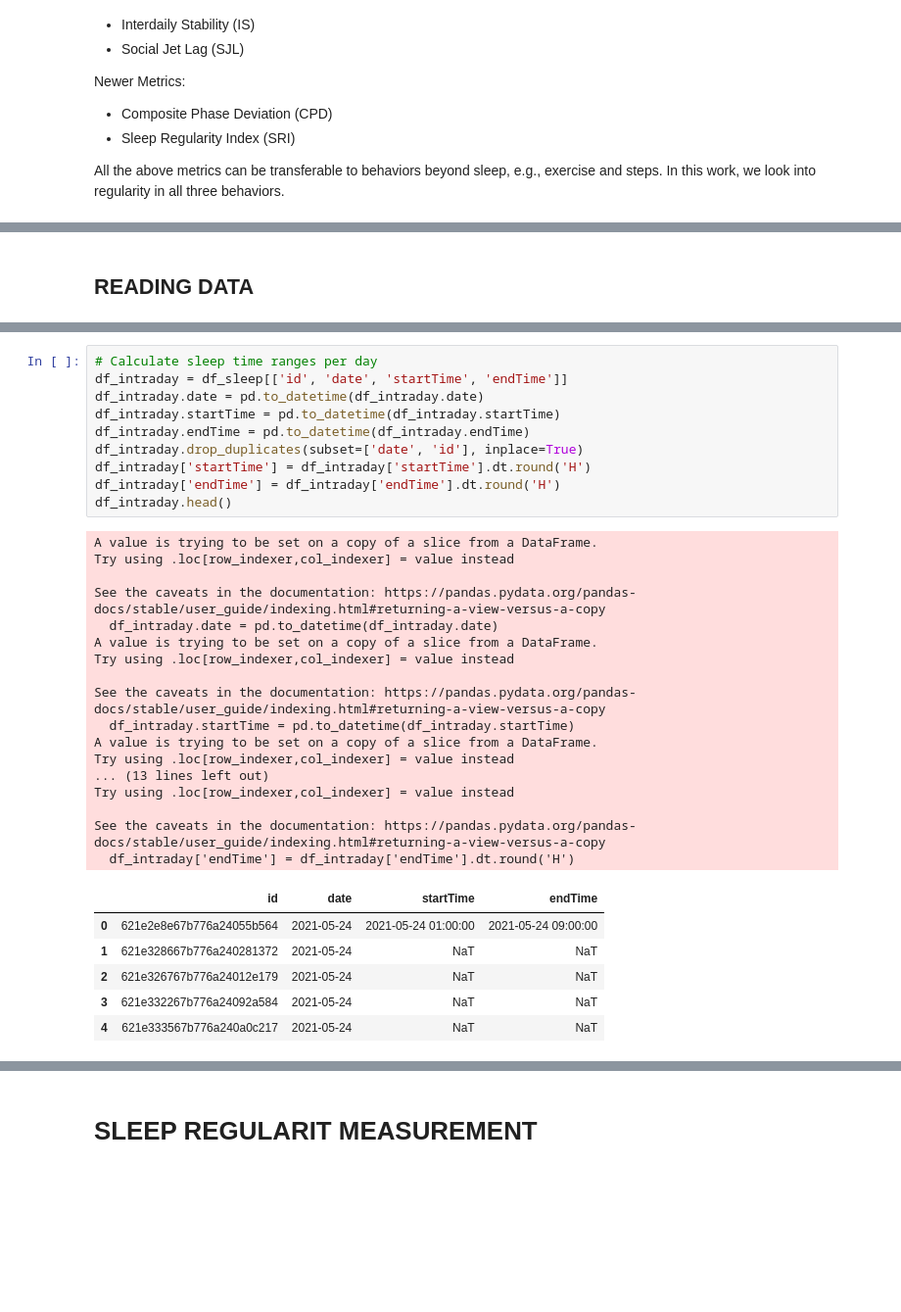
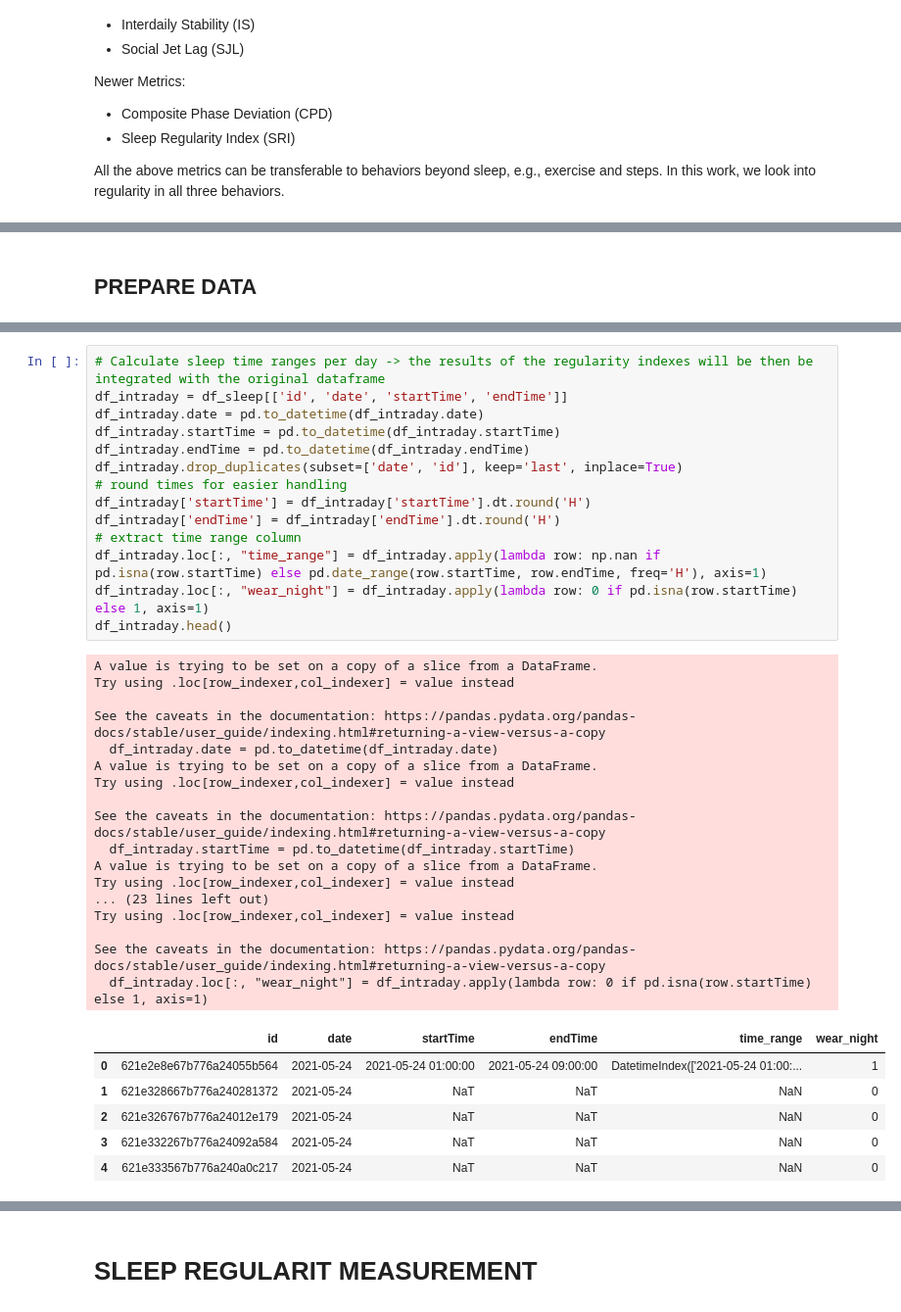
Before and after one commit to kcristinaa/RAIS-miniproject, a Jupyter notebook: notebooks_feature_engineering/sleep_regularity_measurement.ipynb, the cells around one changed output, grey strips where cells are left out. Shown: that part at 98% size. Cells and saved outputs as stored; diff of their text form; blank space fills up the shorter version.

Commit message:
IS index completed

```diff
--- a/notebooks_feature_engineering/sleep_regularity_measurement.ipynb
+++ b/notebooks_feature_engineering/sleep_regularity_measurement.ipynb
@@ -30,5 +65,5 @@ pd.set_option('display.max_rows', 100)
 # %% [markdown]
-## READING DATA
+## PREPARE DATA
 # %%
 # Read the daily unified dataframe
 df = pd.read_pickle('.\\..\\data\\unified_dataframe\\data_preprocessed.pkl')
@@ -44,36 +79,40 @@ df_sleep.head()
 | 3 | 621e332267b776a24092a584 | 2021-05-24 | 33.973120 | 14.6 | 27240000.0 | 0.0 | ... |
 | 4 | 621e333567b776a240a0c217 | 2021-05-24 | 33.973120 | 14.6 | 27240000.0 | 0.0 | ... |
 # %%
-# Calculate sleep time ranges per day
+# Calculate sleep time ranges per day -> the results of the regularity indexes will be then be integrated with the original dataframe
 df_intraday = df_sleep[['id', 'date', 'startTime', 'endTime']]
 df_intraday.date = pd.to_datetime(df_intraday.date)
 df_intraday.startTime = pd.to_datetime(df_intraday.startTime)
 df_intraday.endTime = pd.to_datetime(df_intraday.endTime)
-df_intraday.drop_duplicates(subset=['date', 'id'], inplace=True)
+df_intraday.drop_duplicates(subset=['date', 'id'], keep='last', inplace=True)
+# round times for easier handling
 df_intraday['startTime'] = df_intraday['startTime'].dt.round('H')
 df_intraday['endTime'] = df_intraday['endTime'].dt.round('H')
+# extract time range column
+df_intraday.loc[:, "time_range"] = df_intraday.apply(lambda row: np.nan if pd.isna(row.startTime) else pd.date_range(row.startTime, row.endTime, freq='H'), axis=1)
+df_intraday.loc[:, "wear_night"] = df_intraday.apply(lambda row: 0 if pd.isna(row.startTime) else 1, axis=1)
 df_intraday.head()
 # %% [output]
 A value is trying to be set on a copy of a slice from a DataFrame.
 Try using .loc[row_indexer,col_indexer] = value instead
 
 See the caveats in the documentation: https://pandas.pydata.org/pandas-docs/stable/user_guide/indexing.html#returning-a-view-versus-a-copy
   df_intraday.date = pd.to_datetime(df_intraday.date)
 A value is trying to be set on a copy of a slice from a DataFrame.
 Try using .loc[row_indexer,col_indexer] = value instead
 
 See the caveats in the documentation: https://pandas.pydata.org/pandas-docs/stable/user_guide/indexing.html#returning-a-view-versus-a-copy
   df_intraday.startTime = pd.to_datetime(df_intraday.startTime)
 A value is trying to be set on a copy of a slice from a DataFrame.
 Try using .loc[row_indexer,col_indexer] = value instead
-... (13 lines left out)
+... (23 lines left out)
 Try using .loc[row_indexer,col_indexer] = value instead
 
 See the caveats in the documentation: https://pandas.pydata.org/pandas-docs/stable/user_guide/indexing.html#returning-a-view-versus-a-copy
-  df_intraday['endTime'] = df_intraday['endTime'].dt.round('H')
+  df_intraday.loc[:, "wear_night"] = df_intraday.apply(lambda row: 0 if pd.isna(row.startTime) else 1, axis=1)
-|  | id | date | startTime | endTime |
-| 0 | 621e2e8e67b776a24055b564 | 2021-05-24 | 2021-05-24 01:00:00 | 2021-05-24 09:00:00 |
-| 1 | 621e328667b776a240281372 | 2021-05-24 | NaT | NaT |
-| 2 | 621e326767b776a24012e179 | 2021-05-24 | NaT | NaT |
-| 3 | 621e332267b776a24092a584 | 2021-05-24 | NaT | NaT |
-| 4 | 621e333567b776a240a0c217 | 2021-05-24 | NaT | NaT |
+|  | id | date | startTime | endTime | time_range | wear_night |
+| 0 | 621e2e8e67b776a24055b564 | 2021-05-24 | 2021-05-24 01:00:00 | 2021-05-24 09:00:00 | DatetimeIndex(['2021-05-24 01:00:... | 1 |
+| 1 | 621e328667b776a240281372 | 2021-05-24 | NaT | NaT | NaN | 0 |
+| 2 | 621e326767b776a24012e179 | 2021-05-24 | NaT | NaT | NaN | 0 |
+| 3 | 621e332267b776a24092a584 | 2021-05-24 | NaT | NaT | NaN | 0 |
+| 4 | 621e333567b776a240a0c217 | 2021-05-24 | NaT | NaT | NaN | 0 |
```
Also changed, not shown: parts of 23 cells of this notebook.
